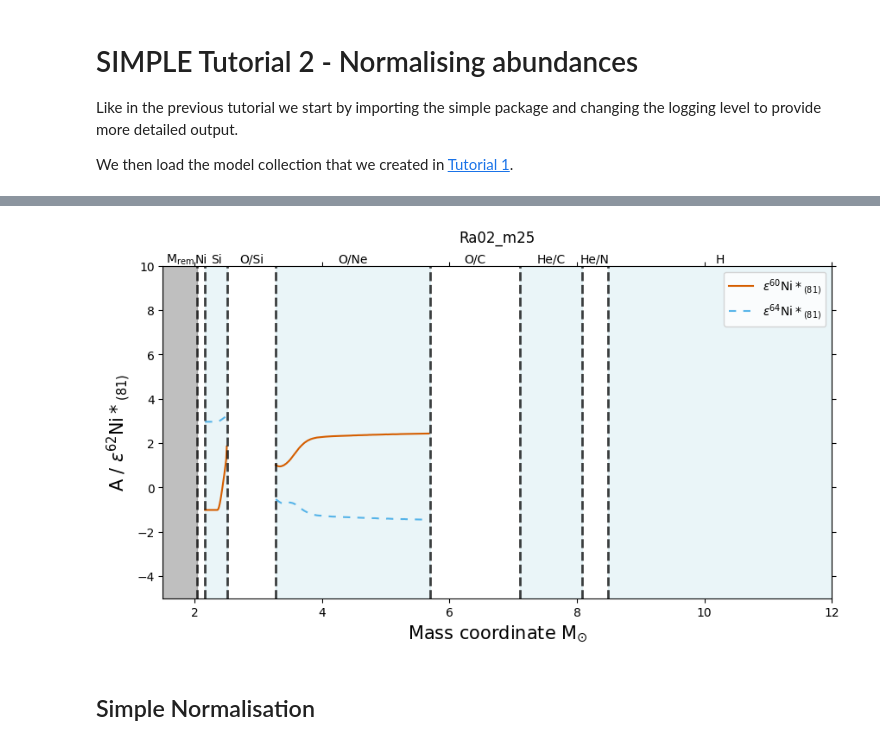
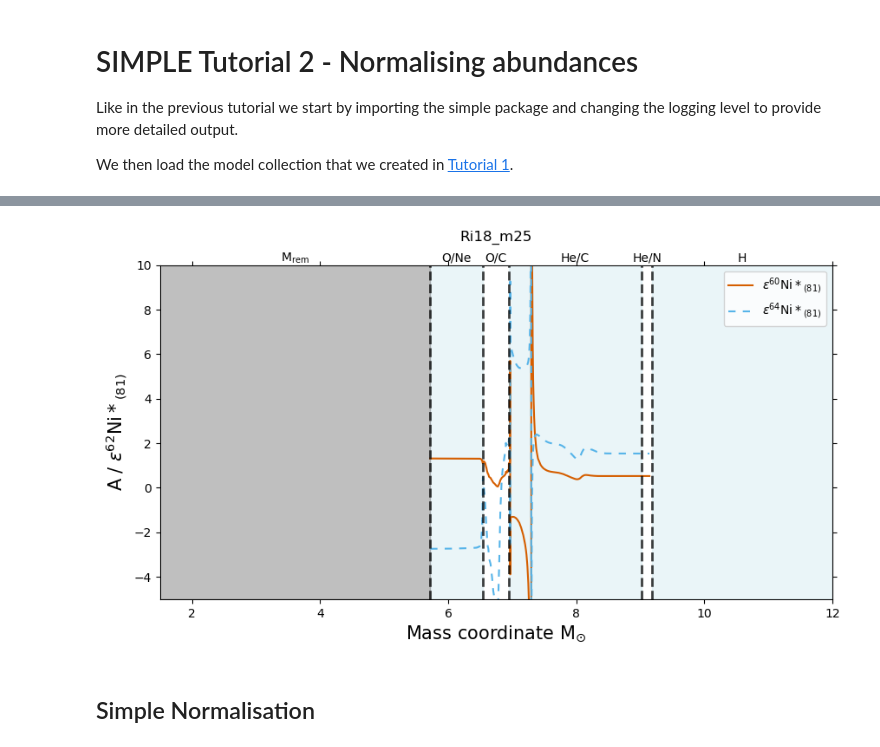
Before and after one commit to mattias-ek/SIMPLE, a Jupyter notebook: notebooks/ccsne_tutorial2.ipynb, the cells around one changed output, grey strips where cells are left out. Cells and saved outputs as stored; diff of their text form; code cells hidden in the pictures.

```diff
--- a/notebooks/ccsne_tutorial2.ipynb
+++ b/notebooks/ccsne_tutorial2.ipynb
@@ -7,5 +7,5 @@ We then load the model collection that we created in [Tutorial 1]().
 import simple
 simple.set_logging_level('INFO')
 
-models = simple.load_collection('TiFeNiZn.hdf5')
+models = simple.load_collection('data/TiFeNiZn.hdf5')
 # %% [output]
@@ -51,10 +64,10 @@ Internally normalising 103 rows using the largest offset method.
 1 rows out of 103 have largest offsets smaller than 1 at the minimum dilution factor of 0.1. These rows are set to nan.
 # %%
 simple.ccsne.plot_intnorm(models, 'Ni-60*/Ni-62*, Ni-64*/Ni-62*',
-                            where='.mass==25 & .dataset == Ra02', mask='.shell == O/Ne | .Si',
+                            where='.mass==25 & .dataset == Ri18',
                           ax_xlim=(1.5, 12), ax_ylim=(-5,10), fig_size= (10,5));
 # %% [output]
-[figure, old version]
+[figure, new version]
 # %% [markdown]
 ## Simple Normalisation
 # %%
```
Also changed, not shown: parts of 2 cells of this notebook, 7 other files.
